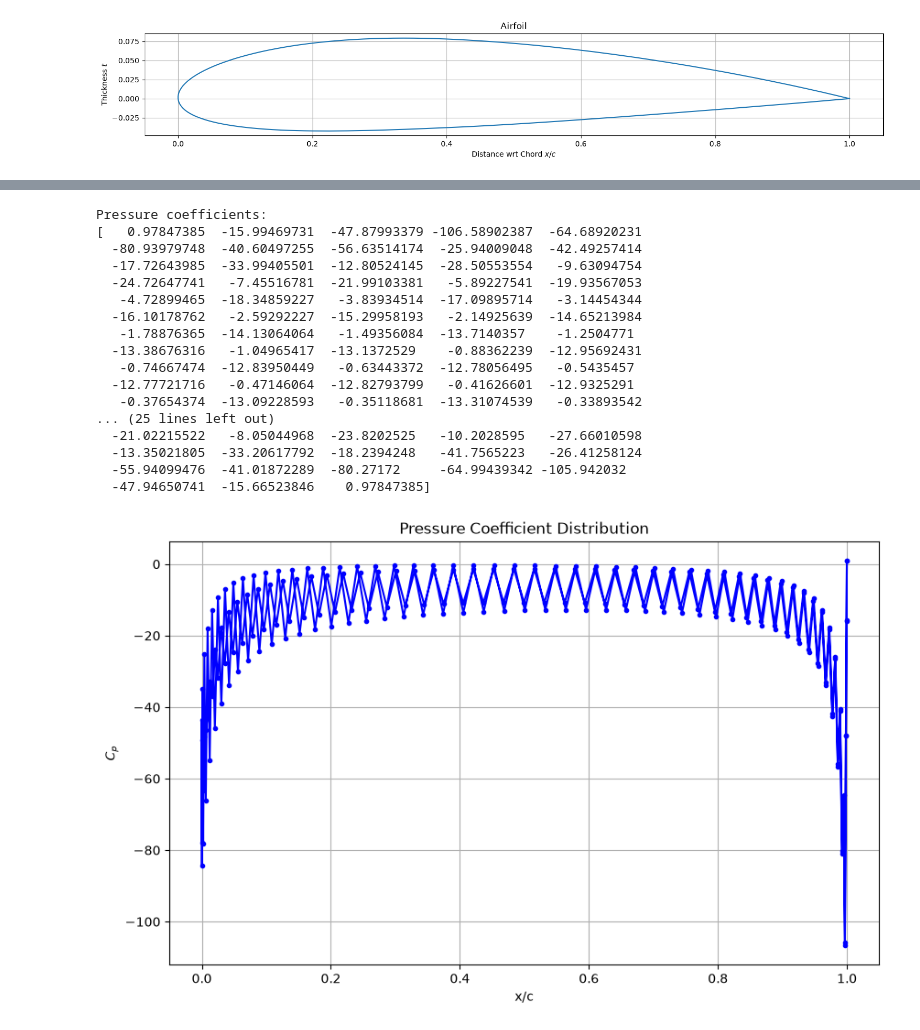
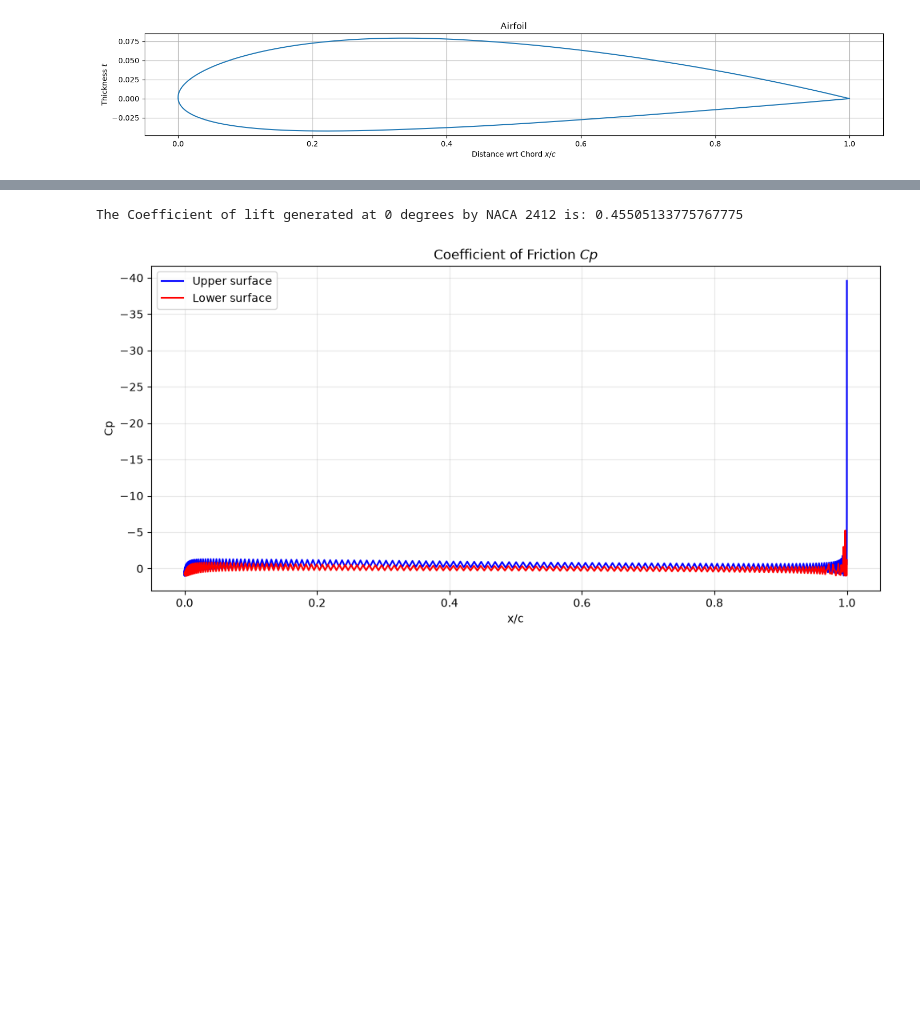
Before and after one commit to printhellonaman/Vortex-Panel-Method, a Jupyter notebook: Vortex_Panel.ipynb, the cells around one changed output, grey strips where cells are left out. Saved outputs shown, nothing was run; the diff lists cells and outputs as text; code cells hidden in the pictures; blank space fills up the shorter version.

```diff
--- a/Vortex_Panel.ipynb
+++ b/Vortex_Panel.ipynb
@@ -231,35 +233,42 @@ Vortex Strengths:
-# %%
-alpha1 = np.deg2rad(5)
-Cp = 1 - (gamma[0]/10)**2
-
-print("Pressure coefficients:")
-print(Cp)
-
-plt.figure(figsize=(10,6))
-
-plt.plot(x_c, Cp, 'bo-', markersize=3)
-plt.xlabel("x/c")
-plt.ylabel("$C_p$")
-plt.title("Pressure Coefficient Distribution")
-
-plt.grid(True)
-plt.show()
-# %% [output]
-Pressure coefficients:
-[   0.97847385  -15.99469731  -47.87993379 -106.58902387  -64.68920231
-  -80.93979748  -40.60497255  -56.63514174  -25.94009048  -42.49257414
-  -17.72643985  -33.99405501  -12.80524145  -28.50553554   -9.63094754
-  -24.72647741   -7.45516781  -21.99103381   -5.89227541  -19.93567053
-   -4.72899465  -18.34859227   -3.83934514  -17.09895714   -3.14454344
-  -16.10178762   -2.59292227  -15.29958193   -2.14925639  -14.65213984
-   -1.78876365  -14.13064064   -1.49356084  -13.7140357    -1.2504771
-  -13.38676316   -1.04965417  -13.1372529    -0.88362239  -12.95692431
-   -0.74667474  -12.83950449   -0.63443372  -12.78056495   -0.5435457
-  -12.77721716   -0.47146064  -12.82793799   -0.41626601  -12.9325291
-   -0.37654374  -13.09228593   -0.35118681  -13.31074539   -0.33893542
-... (25 lines left out)
-  -21.02215522   -8.05044968  -23.8202525   -10.2028595   -27.66010598
-  -13.35021805  -33.20617792  -18.2394248   -41.7565223   -26.41258124
-  -55.94099476  -41.01872289  -80.27172     -64.99439342 -105.942032
-  -47.94650741  -15.66523846    0.97847385]
-[figure, removed]
+# %%
+def Cp(N, K, V_tangent, gamma, V_inf):
+    Vt = np.zeros(N)
+
+    for i in range(N):
+        induced_v = 0.0
+        for j in range(N):
+            induced_v = induced_v - gamma[j] * K[i, j] / (2*np.pi)
+        Vt[i] = (V_tangent[i] + induced_v + gamma[i]/2)
+
+    Cp = 1 - (Vt / V_inf)**2
+
+    return Cp
+
+def lift_coeff(N, V_inf, gamma, l):
+    circulation = np.zeros(N)
+    for i in range(N):
+        circulation[i] = gamma[i]*l[i]
+
+    total_circulation = np.sum(circulation)
+    Cl = 2 * total_circulation / V_inf
+
+    return Cl
+
+Cl = lift_coeff(N, V_inf, gamma, l)
+Cp = Cp(N, K, V_tangent, gamma, V_inf)
+print(f"The Coefficient of lift generated at {alpha} degrees by NACA {int(m*100)}{int(p*10)}{int(t*100)} is: {Cl}")
+
+plt.figure(figsize=(10, 5))
+plt.plot(x_c[:N//2], Cp[:N//2 ], 'b-', label='Upper surface')
+plt.plot(x_c[N//2 +1:], Cp[N//2 + 1:], 'r-', label='Lower surface')
+plt.xlabel('x/c')
+plt.ylabel('Cp')
+plt.title('Coefficient of Friction $Cp$')
+plt.gca().invert_yaxis()
+plt.grid(True, alpha=0.3)
+plt.legend()
+plt.tight_layout()
+plt.show()
+# %% [output]
+The Coefficient of lift generated at 0 degrees by NACA 2412 is: 0.45505133775767775
+[figure, added]
```
Also changed, not shown: parts of 5 cells of this notebook.
